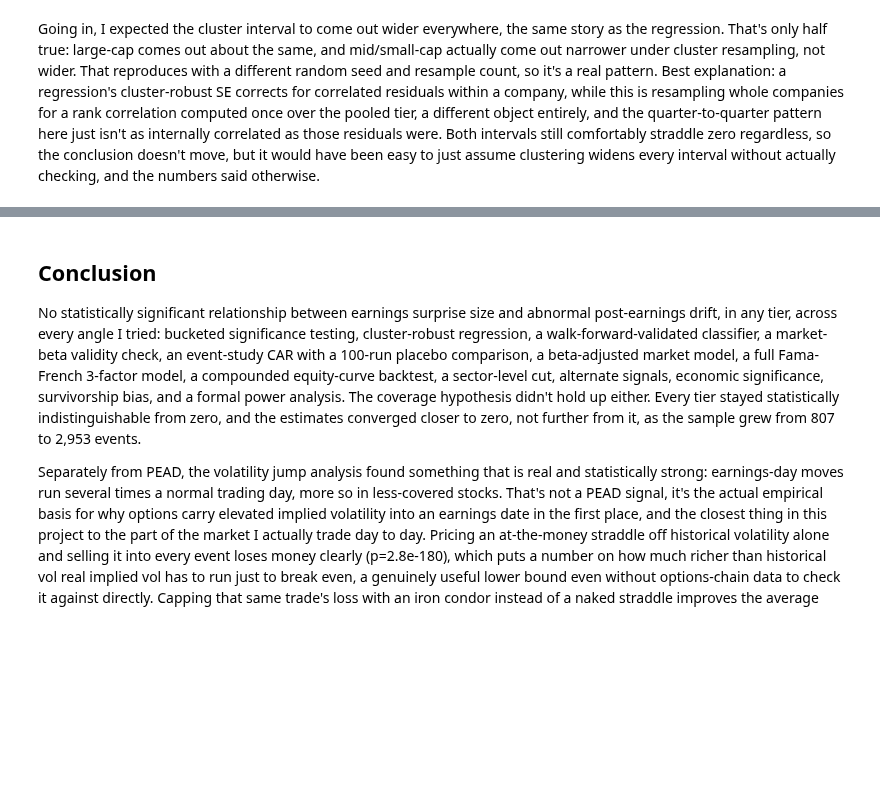
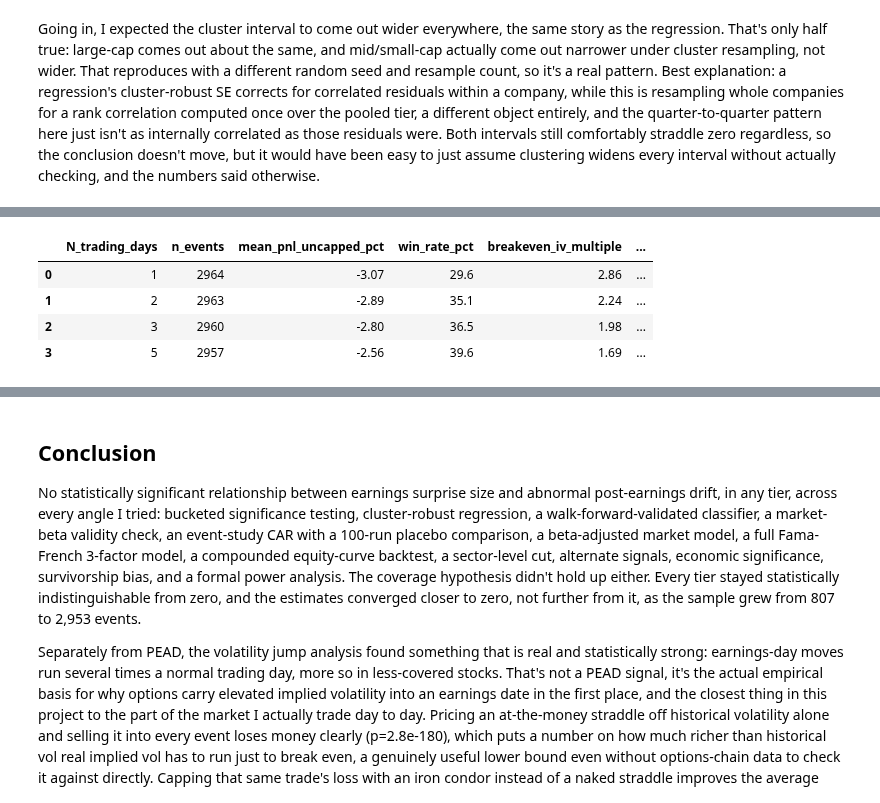
Before and after one commit to Noviath61/pead-project, a Jupyter notebook: analysis.ipynb, the cells around one changed output, grey strips where cells are left out. Cells and saved outputs as stored; diff of their text form; code cells hidden in the pictures; blank space fills up the shorter version.

```diff
--- a/analysis.ipynb
+++ b/analysis.ipynb
@@ -643,0 +654,17 @@ every interval without actually checking, and the numbers said otherwise.
+# %%
+holding_period_summary = pd.DataFrame({
+    "N_trading_days": [1, 2, 3, 5],
+    "n_events": [2964, 2963, 2960, 2957],
+    "mean_pnl_uncapped_pct": [-3.07, -2.89, -2.80, -2.56],
+    "win_rate_pct": [29.6, 35.1, 36.5, 39.6],
+    "breakeven_iv_multiple": [2.86, 2.24, 1.98, 1.69],
+    "mean_pnl_condor_pct": [-1.82, -1.93, -2.03, -2.01],
+    "worst_condor_pct": [-17.6, -23.3, -28.5, -36.8],
+})
+holding_period_summary
+# %% [output]
+|  | N_trading_days | n_events | mean_pnl_uncapped_pct | win_rate_pct | breakeven_iv_multiple | ... |
+| 0 | 1 | 2964 | -3.07 | 29.6 | 2.86 | ... |
+| 1 | 2 | 2963 | -2.89 | 35.1 | 2.24 | ... |
+| 2 | 3 | 2960 | -2.80 | 36.5 | 1.98 | ... |
+| 3 | 5 | 2957 | -2.56 | 39.6 | 1.69 | ... |
```
Also changed, not shown: parts of 4 cells of this notebook, 9 other files.
